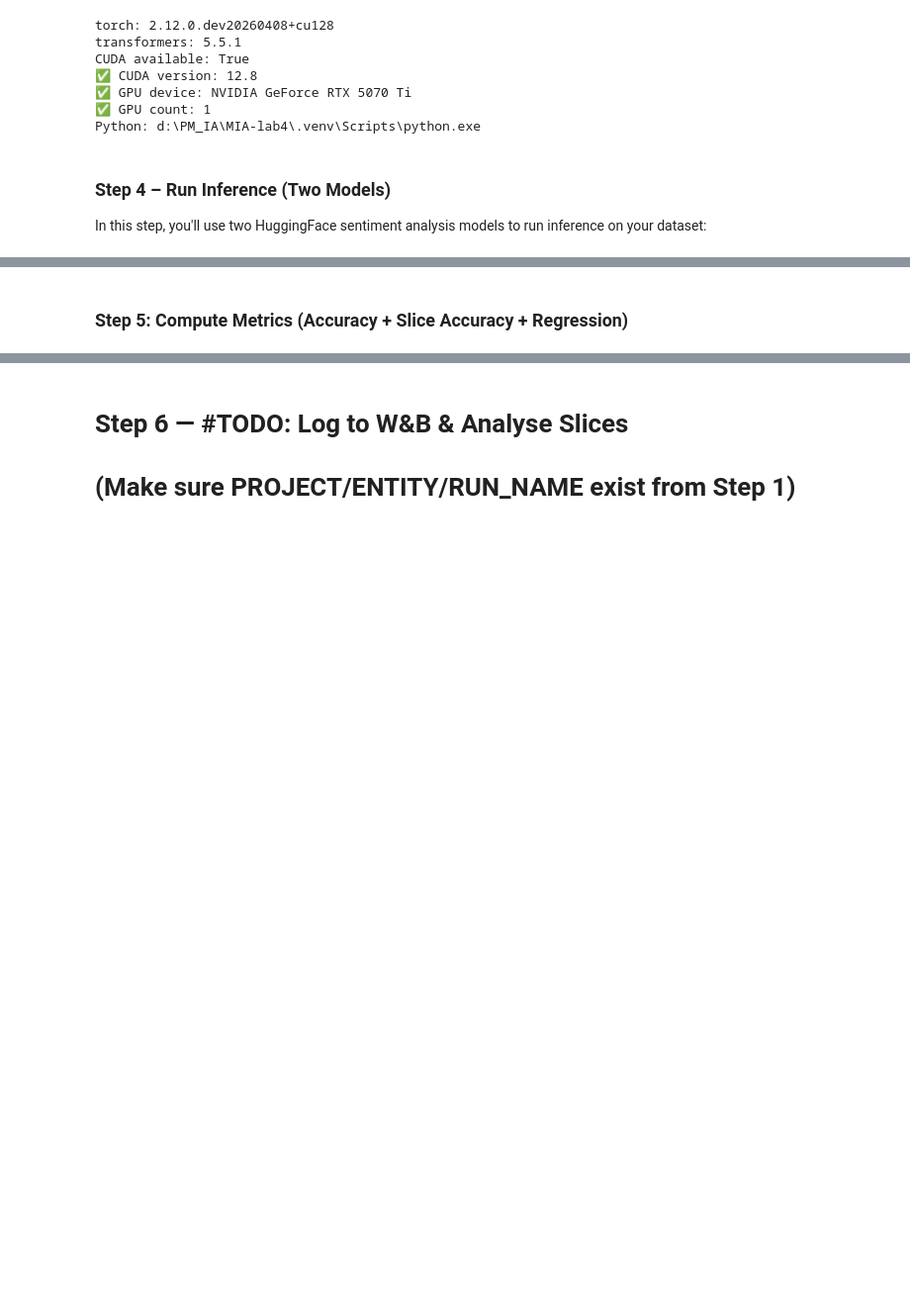
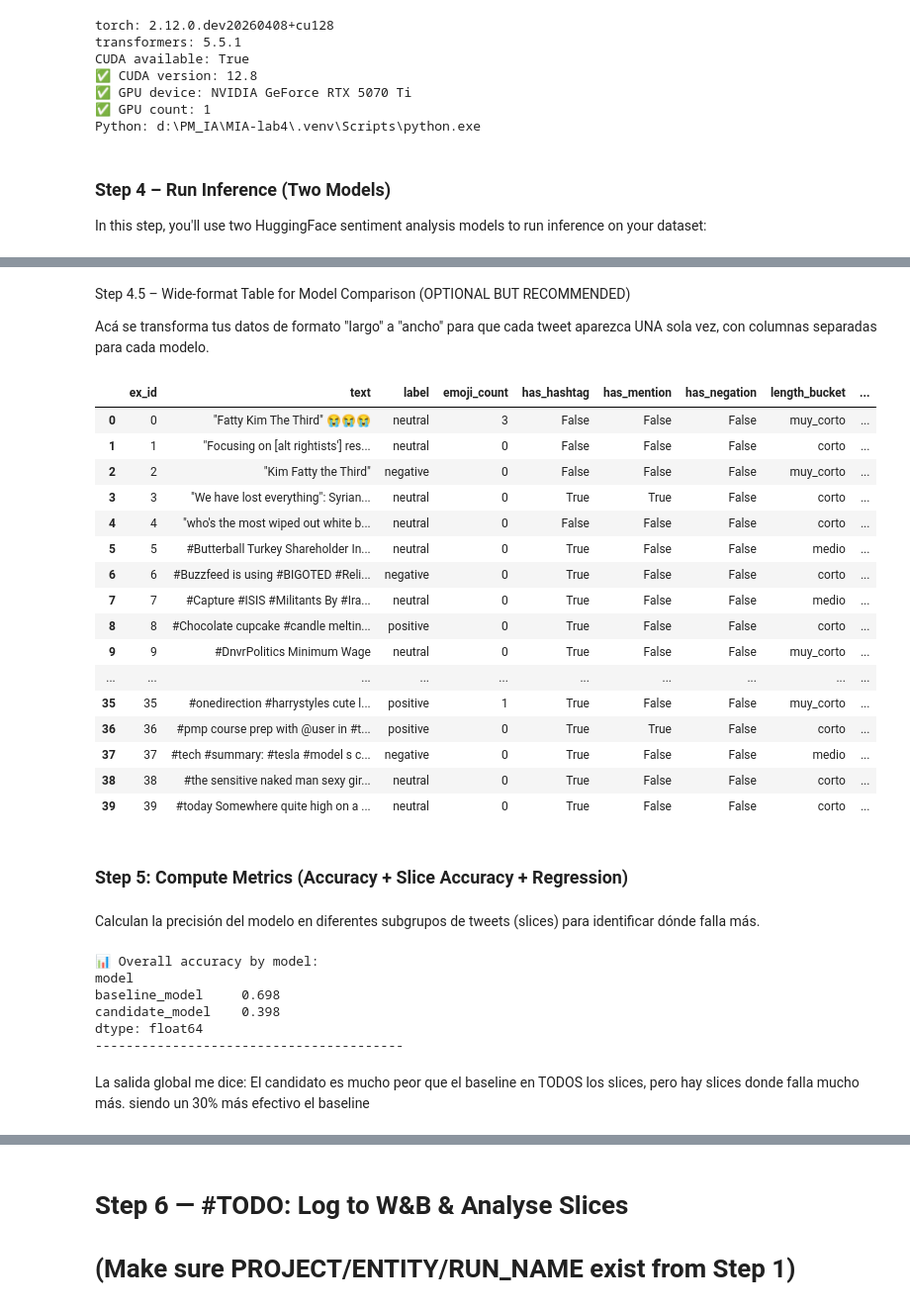
Before and after one commit to Rubencho6661/MIA-mlip-model-testing-lab4, a Jupyter notebook: lab4.ipynb, the cells around one changed output, grey strips where cells are left out. Shown at 99% size. Drawn from its saved outputs; the diff is of its cells as text; code cells hidden in the pictures; blank space fills up the shorter version.

```diff
--- a/lab4.ipynb
+++ b/lab4.ipynb
@@ -292,20 +336,70 @@ df_long.head(20)
+# %% [markdown]
+Step 4.5 – Wide-format Table for Model Comparison (OPTIONAL BUT RECOMMENDED)
+
+Acá se transforma tus datos de formato "largo" a "ancho" para que cada tweet aparezca UNA sola vez, con columnas separadas para cada modelo.
 # %%
-# Step 4.5 – Wide-format Table for Model Comparison (Optional but recommended)
+
 # One row per tweet, with baseline + candidate predictions in columns
 # TODO: Replace with your metadata
 df_wide = df_long.pivot_table(
     index=[
         "ex_id", "text", "label",
         "emoji_count", "has_hashtag", "has_mention", "has_negation", "length_bucket"
     ],
     columns="model",
     values=["pred", "conf"],
     aggfunc="first"
 ).reset_index()
 
 # Flatten column names (e.g., pred_baseline_model, conf_candidate_model)
 df_wide.columns = ["_".join([c for c in col if c]).strip("_") for col in df_wide.columns]
 
-df_wide.head(5)
+df_wide.head(40)
+# %% [output]
+|  | ex_id | text | label | emoji_count | has_hashtag | has_mention | has_negation | length_bucket | ... |
+| 0 | 0 | "Fatty Kim The Third" 😭😭😭 | neutral | 3 | False | False | False | muy_corto | ... |
+| 1 | 1 | "Focusing on [alt rightists'] res... | neutral | 0 | False | False | False | corto | ... |
+| 2 | 2 | "Kim Fatty the Third" | negative | 0 | False | False | False | muy_corto | ... |
+| 3 | 3 | "We have lost everything": Syrian... | neutral | 0 | True | True | False | corto | ... |
+| 4 | 4 | "who's the most wiped out white b... | neutral | 0 | False | False | False | corto | ... |
+| 5 | 5 | #Butterball Turkey Shareholder In... | neutral | 0 | True | False | False | medio | ... |
+| 6 | 6 | #Buzzfeed is using #BIGOTED #Reli... | negative | 0 | True | False | False | corto | ... |
+| 7 | 7 | #Capture #ISIS #Militants By #Ira... | neutral | 0 | True | False | False | medio | ... |
+| 8 | 8 | #Chocolate cupcake #candle meltin... | positive | 0 | True | False | False | corto | ... |
+| 9 | 9 | #DnvrPolitics Minimum Wage | neutral | 0 | True | False | False | muy_corto | ... |
+| ... | ... | ... | ... | ... | ... | ... | ... | ... | ... |
+| 35 | 35 | #onedirection #harrystyles cute l... | positive | 1 | True | False | False | muy_corto | ... |
+| 36 | 36 | #pmp course prep with @user in #t... | positive | 0 | True | True | False | corto | ... |
+| 37 | 37 | #tech #summary: #tesla #model s c... | negative | 0 | True | False | False | medio | ... |
+| 38 | 38 | #the sensitive naked man sexy gir... | neutral | 0 | True | False | False | corto | ... |
+| 39 | 39 | #today Somewhere quite high on a ... | neutral | 0 | True | False | False | corto | ... |
 # %% [markdown]
 ### Step 5: Compute Metrics (Accuracy + Slice Accuracy + Regression)
+# %% [markdown]
+Calculan la precisión del modelo en diferentes subgrupos de tweets (slices) para identificar dónde falla más.
+# %%
+# Step 5 - Compute metrics for each slice
+from sklearn.metrics import accuracy_score
+
+def compute_accuracy(y_true, y_pred): # Calcula el porcentaje de predicciones correctas
+    return accuracy_score(list(y_true), list(y_pred))
+
+# ============================================
+# 5.1. Precisión GLOBAL por modelo
+# ============================================
+print("📊 Overall accuracy by model:")
+overall = df_long.groupby("model").apply(
+    lambda g: compute_accuracy(g["label"], g["pred"]),
+    include_groups=False
+)
+print(overall)
+print("-" * 40)
+# %% [output]
+📊 Overall accuracy by model:
+model
+baseline_model     0.698
+candidate_model    0.398
+dtype: float64
+----------------------------------------
+# %% [markdown]
+La salida global me dice: El candidato es mucho peor que el baseline en TODOS los slices, pero hay slices donde falla mucho más. siendo un 30% más efectivo el baseline
```
Also changed, not shown: parts of 17 cells of this notebook.
